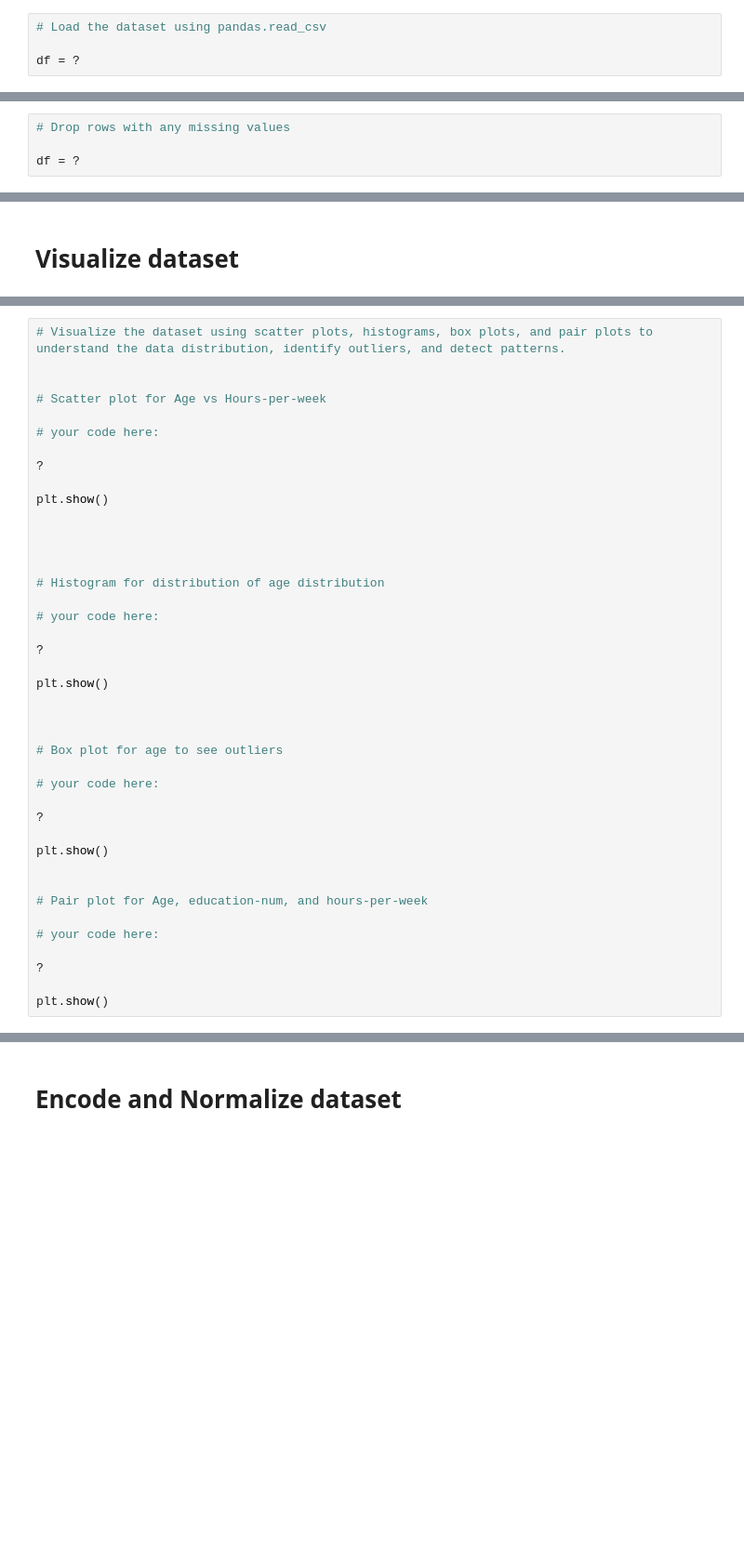
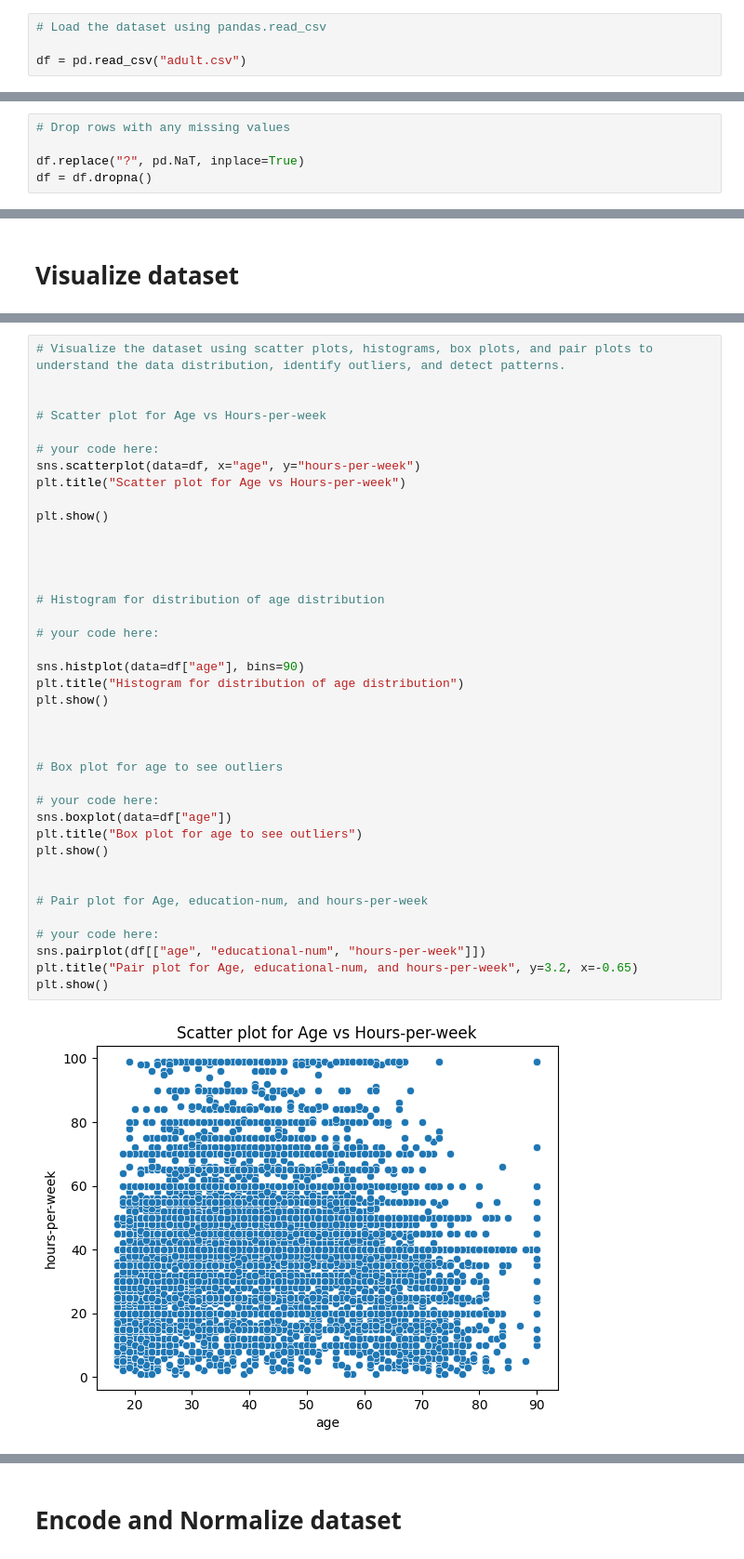
Before and after one commit to SahandNoey/Data-Mining-Course-Projects, a Jupyter notebook: P1/DM-Project1.ipynb, the cells around one changed output, grey strips where cells are left out. Shown at 93% size. Drawn from its saved outputs; the diff is of its cells as text; blank space fills up the shorter version.

```diff
--- a/P1/DM-Project1.ipynb
+++ b/P1/DM-Project1.ipynb
@@ -11,6 +11,6 @@ from sklearn.preprocessing import StandardScaler, OneHotEncoder
 # %%
 # Load the dataset using pandas.read_csv
 
-df = ?
+df = pd.read_csv("adult.csv")
 # %%
 # Print first rows the dataset
@@ -19,4 +37,5 @@ print(df.)
 # %%
 # Drop rows with any missing values
 
-df = ?
+df.replace("?", pd.NaT, inplace=True)
+df = df.dropna()
@@ -26,40 +74,40 @@ df = ?
 # Visualize the dataset using scatter plots, histograms, box plots, and pair plots to understand the data distribution, identify outliers, and detect patterns.
 
 
 # Scatter plot for Age vs Hours-per-week
 
 # your code here:
-
-?
+sns.scatterplot(data=df, x="age", y="hours-per-week")
+plt.title("Scatter plot for Age vs Hours-per-week")
 
 plt.show()
 
 
 
 
 # Histogram for distribution of age distribution
 
 # your code here:
 
-?
-
+sns.histplot(data=df["age"], bins=90)
+plt.title("Histogram for distribution of age distribution")
 plt.show()
 
 
 
 # Box plot for age to see outliers
 
 # your code here:
-
-?
-
+sns.boxplot(data=df["age"])
+plt.title("Box plot for age to see outliers")
 plt.show()
 
 
 # Pair plot for Age, education-num, and hours-per-week
 
 # your code here:
-
-?
-
+sns.pairplot(df[["age", "educational-num", "hours-per-week"]])
+plt.title("Pair plot for Age, educational-num, and hours-per-week", y=3.2, x=-0.65)
 plt.show()
+# %% [output]
+[figure, added]
```
Also changed, not shown: parts of 9 cells of this notebook.
